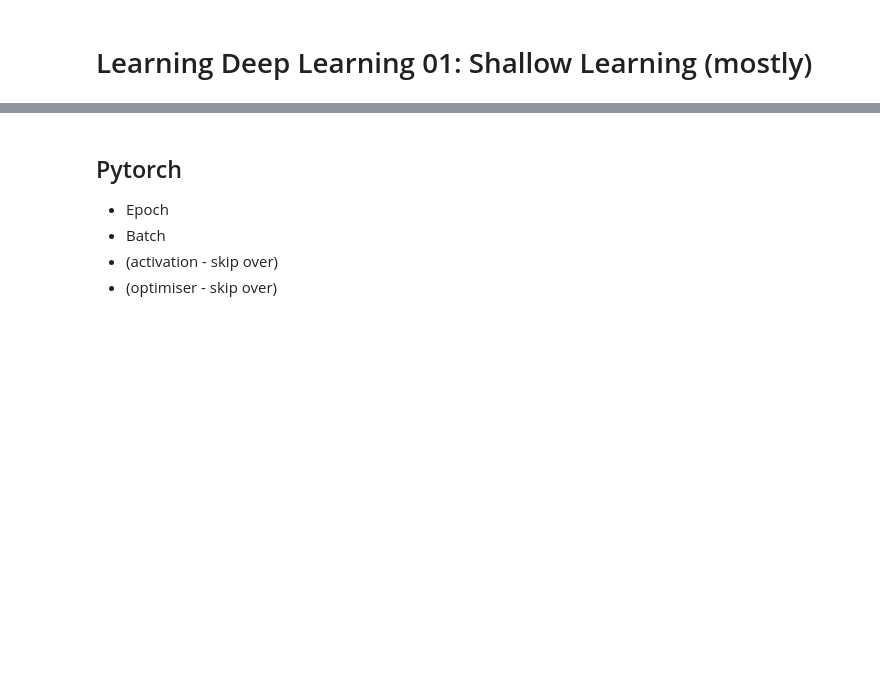
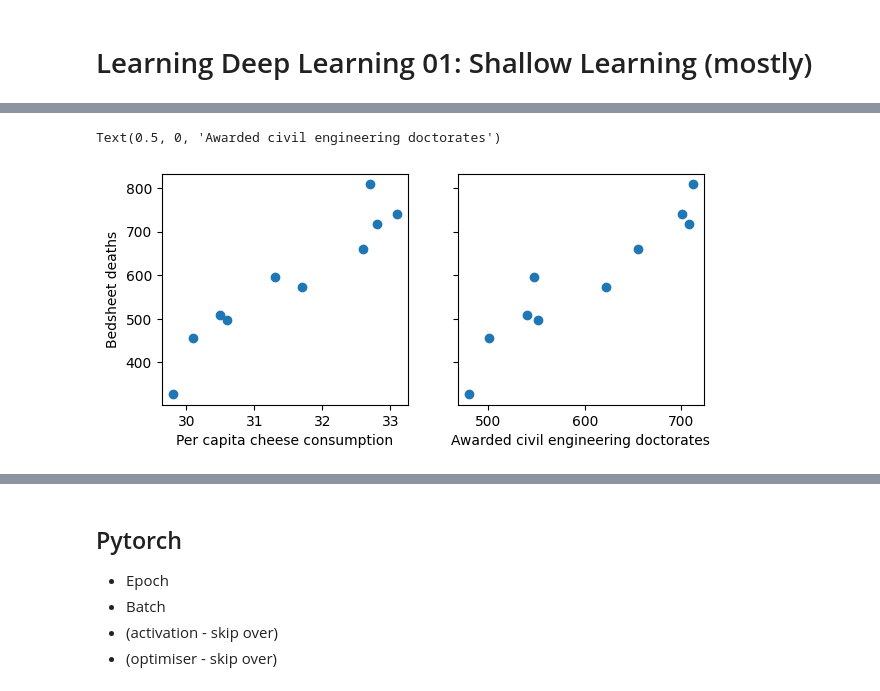
Before and after one commit to jack89roberts/learning-deep-learning, a Jupyter notebook: 01-shallow.ipynb, the cells around one changed output, grey strips where cells are left out. Drawn from its saved outputs; the diff is of its cells as text; code cells hidden in the pictures; blank space fills up the shorter version.

```diff
--- a/01-shallow.ipynb
+++ b/01-shallow.ipynb
@@ -17,0 +18,3 @@
+# %%
+df = pd.read_csv("cheese_sheets.csv")
+df
@@ -17,0 +33,10 @@
+# %%
+fig, ax = plt.subplots(1, 2, figsize=(7, 3), sharey=True)
+ax[0].scatter(df["cheese"], df["sheets"])
+ax[0].set_ylabel("Bedsheet deaths")
+ax[0].set_xlabel("Per capita cheese consumption")
+ax[1].scatter(df["doctorates"], df["sheets"])
+ax[1].set_xlabel("Awarded civil engineering doctorates")
+# %% [output]
+Text(0.5, 0, 'Awarded civil engineering doctorates')
+[figure, added]
```
Also changed, not shown: parts of 24 cells of this notebook, 3 other files.
